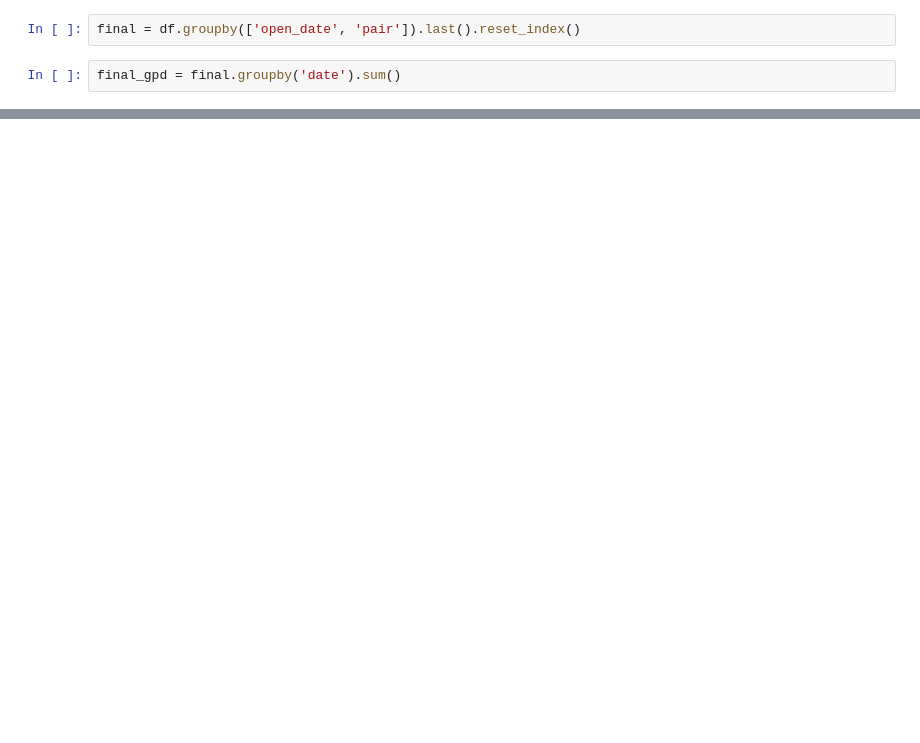
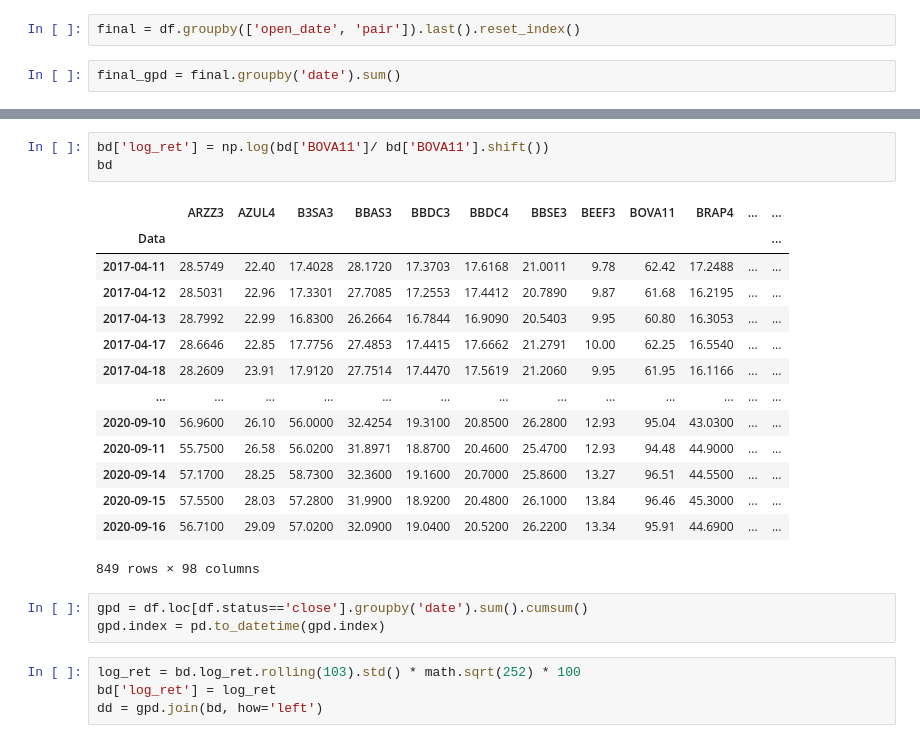
Before and after one commit to CorreaWillian/cointegration, a Jupyter notebook: EDA.ipynb, the cells around one changed output, grey strips where cells are left out. Saved outputs shown, nothing was run; the diff lists cells and outputs as text; blank space fills up the shorter version.

```diff
--- a/EDA.ipynb
+++ b/EDA.ipynb
@@ -89,0 +112,25 @@ df.loc[df.status=='close']
+# %%
+bd['log_ret'] = np.log(bd['BOVA11']/ bd['BOVA11'].shift())
+bd
+# %% [output]
+|  | ARZZ3 | AZUL4 | B3SA3 | BBAS3 | BBDC3 | BBDC4 | BBSE3 | BEEF3 | BOVA11 | BRAP4 | ... | ... |
+| Data |  |  |  |  |  |  |  |  |  |  |  | ... |
+| 2017-04-11 | 28.5749 | 22.40 | 17.4028 | 28.1720 | 17.3703 | 17.6168 | 21.0011 | 9.78 | 62.42 | 17.2488 | ... | ... |
+| 2017-04-12 | 28.5031 | 22.96 | 17.3301 | 27.7085 | 17.2553 | 17.4412 | 20.7890 | 9.87 | 61.68 | 16.2195 | ... | ... |
+| 2017-04-13 | 28.7992 | 22.99 | 16.8300 | 26.2664 | 16.7844 | 16.9090 | 20.5403 | 9.95 | 60.80 | 16.3053 | ... | ... |
+| 2017-04-17 | 28.6646 | 22.85 | 17.7756 | 27.4853 | 17.4415 | 17.6662 | 21.2791 | 10.00 | 62.25 | 16.5540 | ... | ... |
+| 2017-04-18 | 28.2609 | 23.91 | 17.9120 | 27.7514 | 17.4470 | 17.5619 | 21.2060 | 9.95 | 61.95 | 16.1166 | ... | ... |
+| ... | ... | ... | ... | ... | ... | ... | ... | ... | ... | ... | ... | ... |
+| 2020-09-10 | 56.9600 | 26.10 | 56.0000 | 32.4254 | 19.3100 | 20.8500 | 26.2800 | 12.93 | 95.04 | 43.0300 | ... | ... |
+| 2020-09-11 | 55.7500 | 26.58 | 56.0200 | 31.8971 | 18.8700 | 20.4600 | 25.4700 | 12.93 | 94.48 | 44.9000 | ... | ... |
+| 2020-09-14 | 57.1700 | 28.25 | 58.7300 | 32.3600 | 19.1600 | 20.7000 | 25.8600 | 13.27 | 96.51 | 44.5500 | ... | ... |
+| 2020-09-15 | 57.5500 | 28.03 | 57.2800 | 31.9900 | 18.9200 | 20.4800 | 26.1000 | 13.84 | 96.46 | 45.3000 | ... | ... |
+| 2020-09-16 | 56.7100 | 29.09 | 57.0200 | 32.0900 | 19.0400 | 20.5200 | 26.2200 | 13.34 | 95.91 | 44.6900 | ... | ... |
+849 rows × 98 columns
+# %%
+gpd = df.loc[df.status=='close'].groupby('date').sum().cumsum()
+gpd.index = pd.to_datetime(gpd.index)
+# %%
+log_ret = bd.log_ret.rolling(103).std() * math.sqrt(252) * 100
+bd['log_ret'] = log_ret
+dd = gpd.join(bd, how='left')
```
Also changed, not shown: parts of 32 cells of this notebook, 2 other files.
